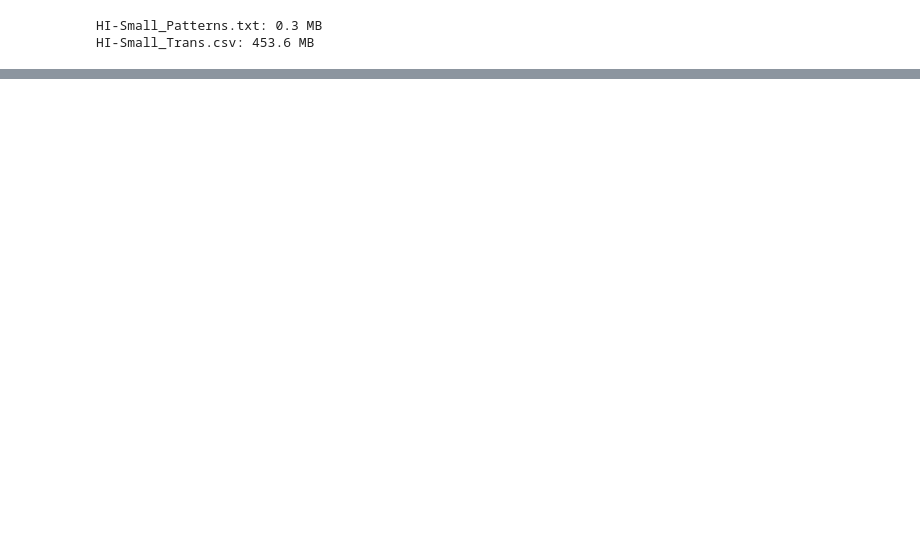
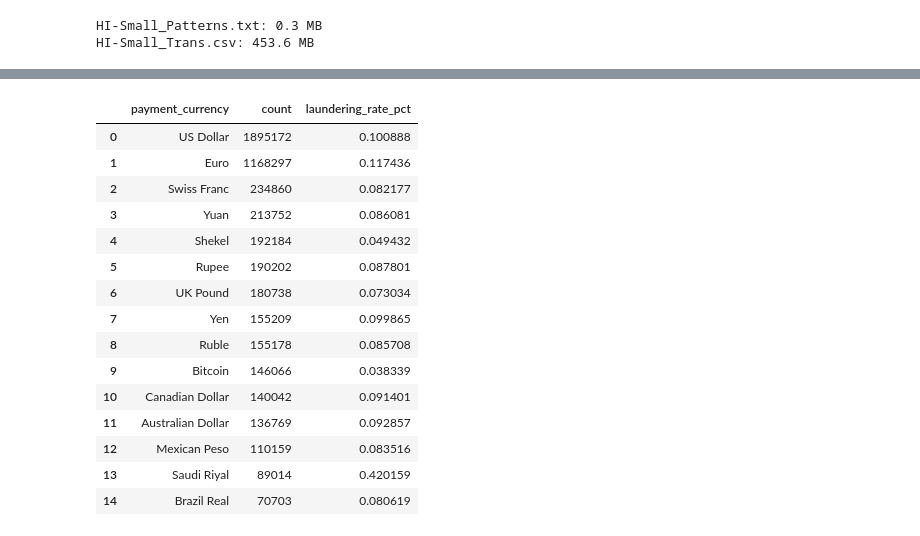
Before and after one commit to abyudh-kattemane/fincrime-sentinel, a Jupyter notebook: notebooks/01_eda.ipynb, the cells around one changed output, grey strips where cells are left out. Cells and saved outputs as stored; diff of their text form; code cells hidden in the pictures; blank space fills up the shorter version.

```diff
--- a/notebooks/01_eda.ipynb
+++ b/notebooks/01_eda.ipynb
@@ -110,0 +327,25 @@ HI-Small_Trans.csv: 453.6 MB
+# %%
+# Payment currency
+con.execute("""
+    SELECT payment_currency, COUNT(*) AS count,
+        SUM(is_laundering) * 100.0 / COUNT(*) AS laundering_rate_pct
+    FROM transactions
+    GROUP BY payment_currency ORDER BY count DESC
+""").df()
+# %% [output]
+|  | payment_currency | count | laundering_rate_pct |
+| 0 | US Dollar | 1895172 | 0.100888 |
+| 1 | Euro | 1168297 | 0.117436 |
+| 2 | Swiss Franc | 234860 | 0.082177 |
+| 3 | Yuan | 213752 | 0.086081 |
+| 4 | Shekel | 192184 | 0.049432 |
+| 5 | Rupee | 190202 | 0.087801 |
+| 6 | UK Pound | 180738 | 0.073034 |
+| 7 | Yen | 155209 | 0.099865 |
+| 8 | Ruble | 155178 | 0.085708 |
+| 9 | Bitcoin | 146066 | 0.038339 |
+| 10 | Canadian Dollar | 140042 | 0.091401 |
+| 11 | Australian Dollar | 136769 | 0.092857 |
+| 12 | Mexican Peso | 110159 | 0.083516 |
+| 13 | Saudi Riyal | 89014 | 0.420159 |
+| 14 | Brazil Real | 70703 | 0.080619 |
```
Also changed, not shown: parts of 24 cells of this notebook.
